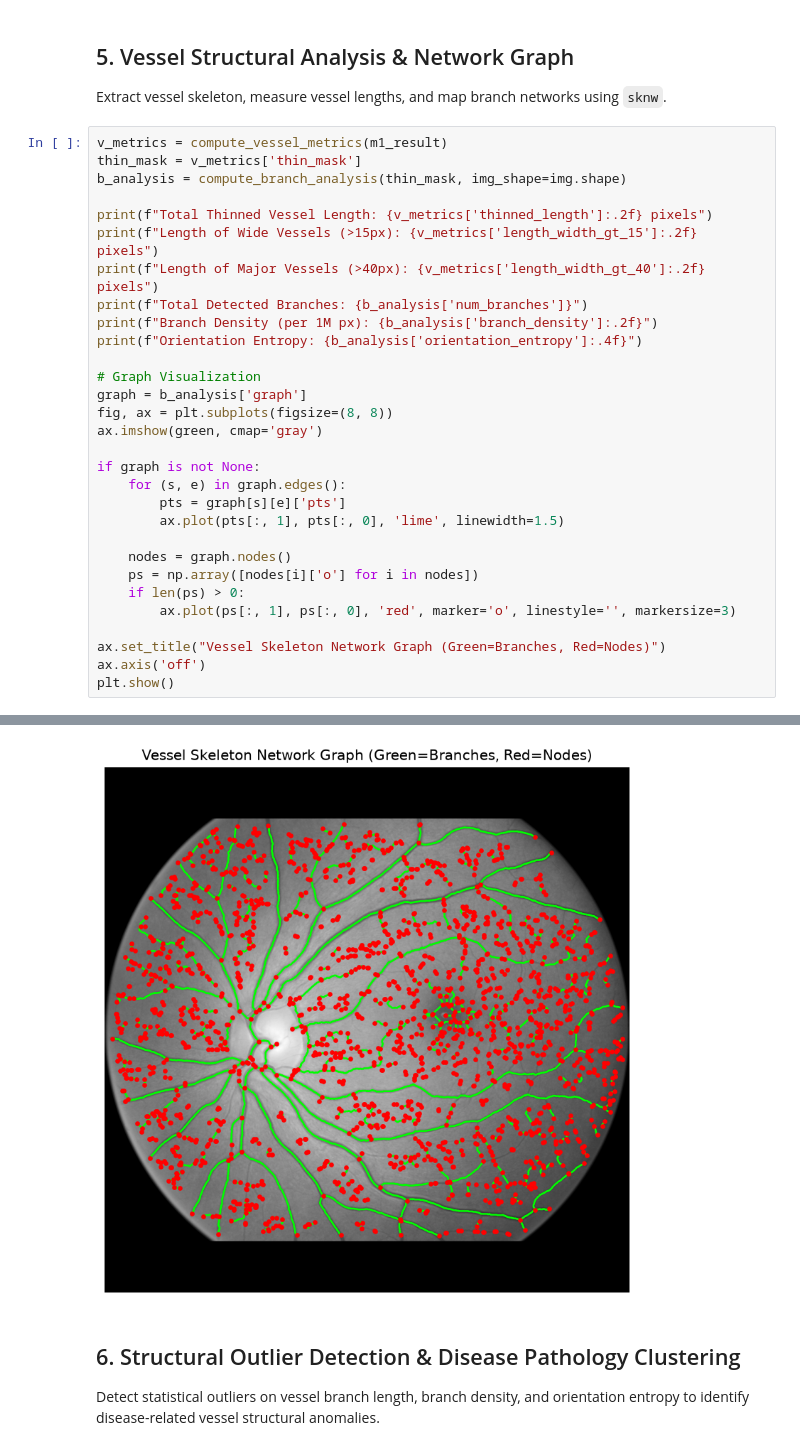
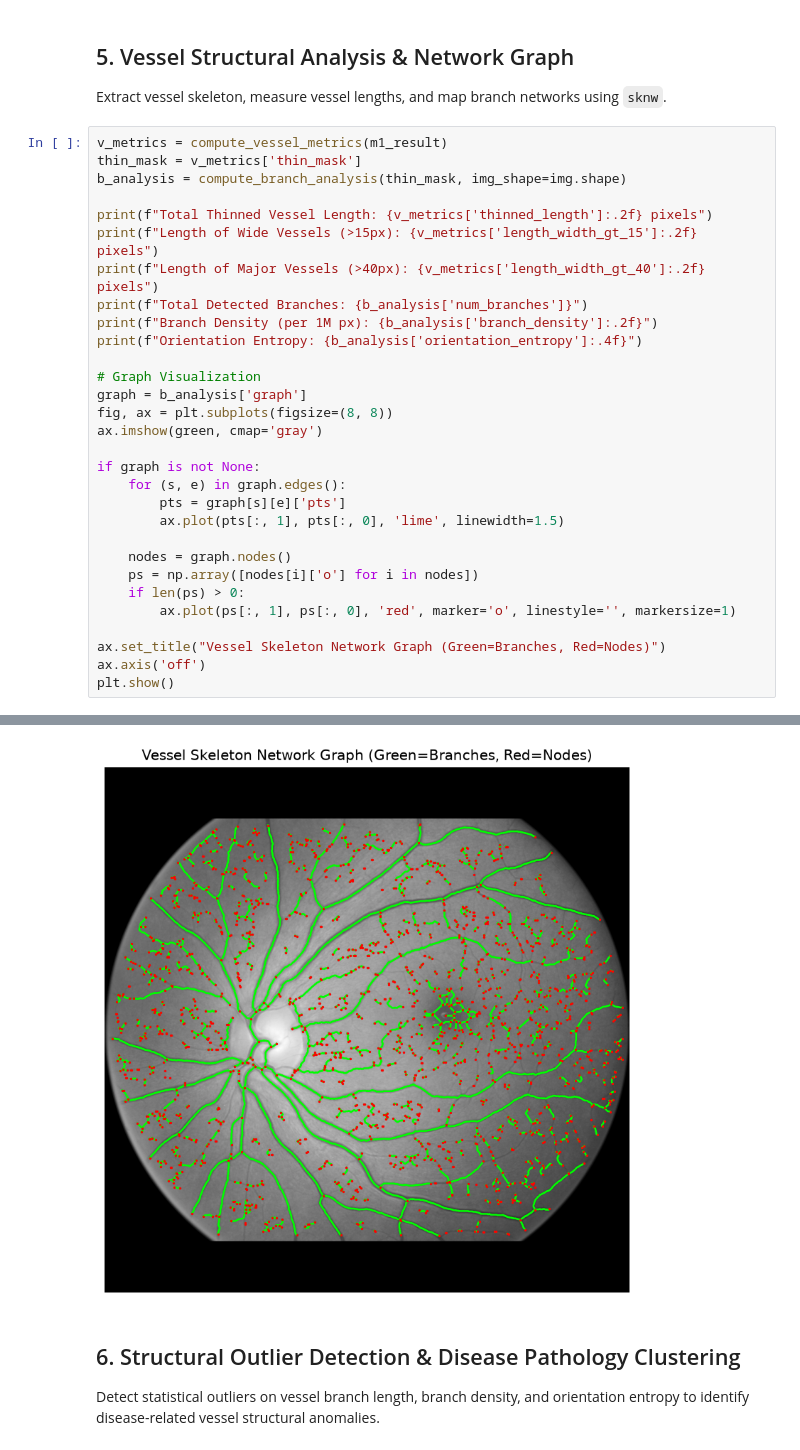
Before and after one commit to Robb-Chris/retinal-vascular-morphology, a Jupyter notebook: vessel_segmentation.ipynb, the cells around one changed output, grey strips where cells are left out. Cells and saved outputs as stored; diff of their text form.

```diff
--- a/vessel_segmentation.ipynb
+++ b/vessel_segmentation.ipynb
@@ -168,35 +168,35 @@ print(f"Total Thinned Vessel Length: {v_metrics['thinned_length']:.2f} pixels")
 print(f"Length of Wide Vessels (>15px): {v_metrics['length_width_gt_15']:.2f} pixels")
 print(f"Length of Major Vessels (>40px): {v_metrics['length_width_gt_40']:.2f} pixels")
 print(f"Total Detected Branches: {b_analysis['num_branches']}")
 print(f"Branch Density (per 1M px): {b_analysis['branch_density']:.2f}")
 print(f"Orientation Entropy: {b_analysis['orientation_entropy']:.4f}")
 
 # Graph Visualization
 graph = b_analysis['graph']
 fig, ax = plt.subplots(figsize=(8, 8))
 ax.imshow(green, cmap='gray')
 
 if graph is not None:
     for (s, e) in graph.edges():
         pts = graph[s][e]['pts']
         ax.plot(pts[:, 1], pts[:, 0], 'lime', linewidth=1.5)
 
     nodes = graph.nodes()
     ps = np.array([nodes[i]['o'] for i in nodes])
     if len(ps) > 0:
-        ax.plot(ps[:, 1], ps[:, 0], 'red', marker='o', linestyle='', markersize=3)
+        ax.plot(ps[:, 1], ps[:, 0], 'red', marker='o', linestyle='', markersize=1)
 
 ax.set_title("Vessel Skeleton Network Graph (Green=Branches, Red=Nodes)")
 ax.axis('off')
 plt.show()
 # %% [output]
 Total Thinned Vessel Length: 22058.04 pixels
 Length of Wide Vessels (>15px): 5538.01 pixels
 Length of Major Vessels (>40px): 0.00 pixels
 Total Detected Branches: 555
 Branch Density (per 1M px): 338.75
 Orientation Entropy: 2.9098
-[figure, old version]
+[figure, new version]
 # %% [markdown]
 ## 6. Structural Outlier Detection & Disease Pathology Clustering
 Detect statistical outliers on vessel branch length, branch density, and orientation entropy to identify disease-related vessel structural anomalies.
```
Also changed, not shown: 1 other file.
